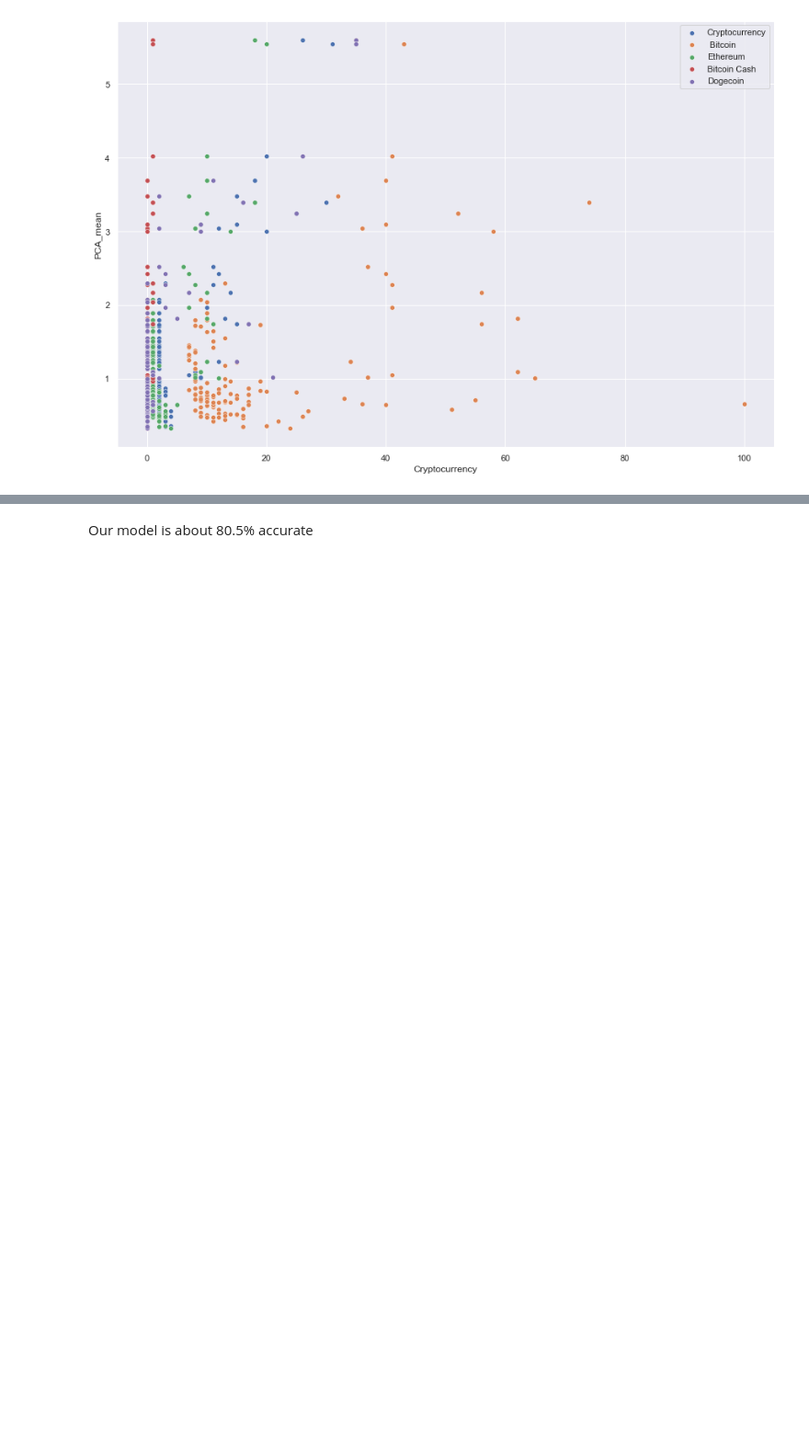
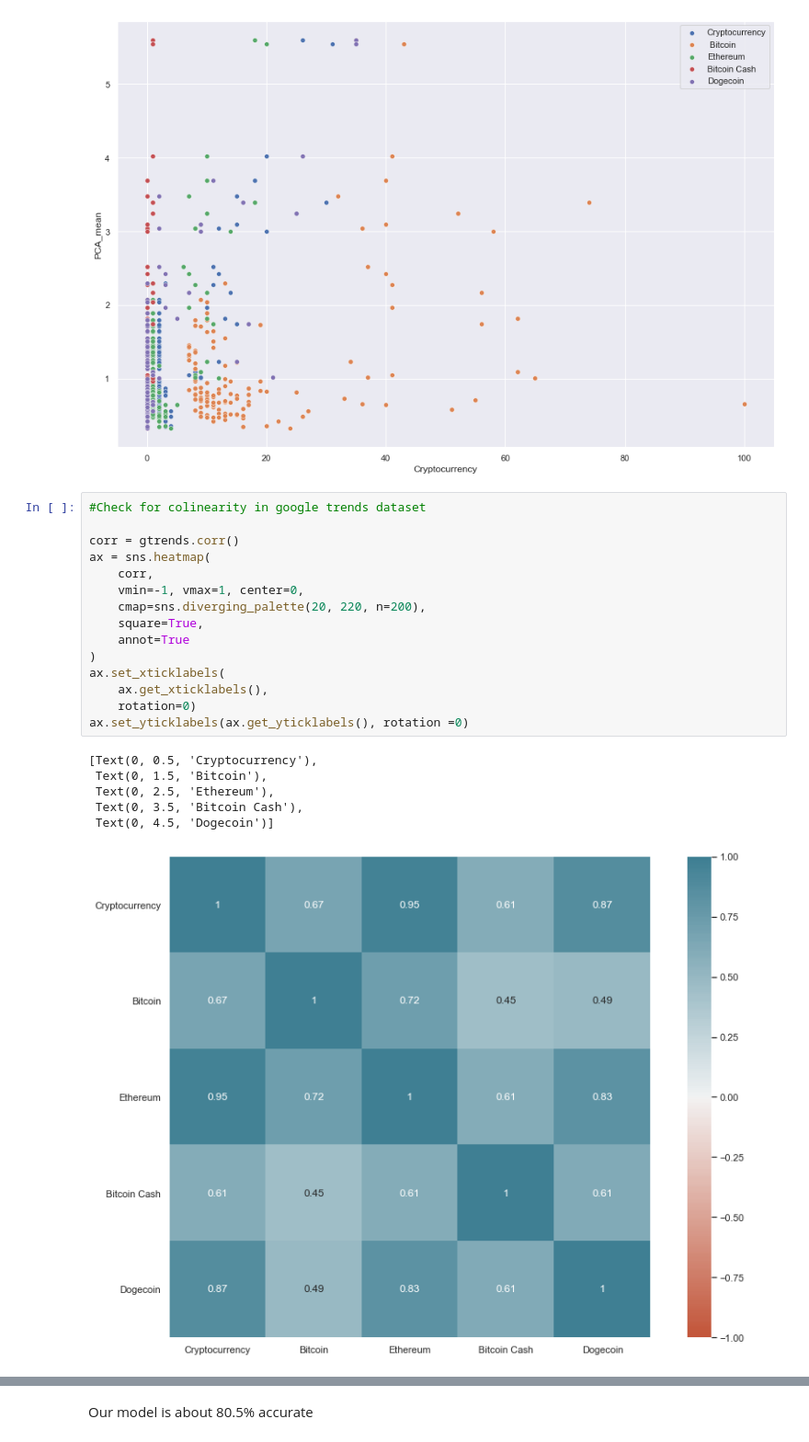
Before and after one commit to kenneykwan/Springboard, a Jupyter notebook: Capstone2-CCI30Index/Capstone2 - CCi30Index Modeling.ipynb, the cells around one changed output, grey strips where cells are left out. Shown at 92% size. Cells and saved outputs as stored; diff of their text form; blank space fills up the shorter version.

```diff
--- a/Capstone2-CCI30Index/Capstone2 - CCi30Index Modeling.ipynb
+++ b/Capstone2-CCI30Index/Capstone2 - CCi30Index Modeling.ipynb
@@ -80,3 +81,25 @@ plt.legend(labels=['Cryptocurrency',' Bitcoin','Ethereum','Bitcoin Cash','Dogeco
 plt.show()
 # %% [output]
 [figure]
+# %%
+#Check for colinearity in google trends dataset
+
+corr = gtrends.corr()
+ax = sns.heatmap(
+    corr,
+    vmin=-1, vmax=1, center=0,
+    cmap=sns.diverging_palette(20, 220, n=200),
+    square=True,
+    annot=True
+)
+ax.set_xticklabels(
+    ax.get_xticklabels(),
+    rotation=0)
+ax.set_yticklabels(ax.get_yticklabels(), rotation =0)
+# %% [output]
+[Text(0, 0.5, 'Cryptocurrency'),
+ Text(0, 1.5, 'Bitcoin'),
+ Text(0, 2.5, 'Ethereum'),
+ Text(0, 3.5, 'Bitcoin Cash'),
+ Text(0, 4.5, 'Dogecoin')]
+[figure, added]
```
Also changed, not shown: parts of 12 cells of this notebook.
